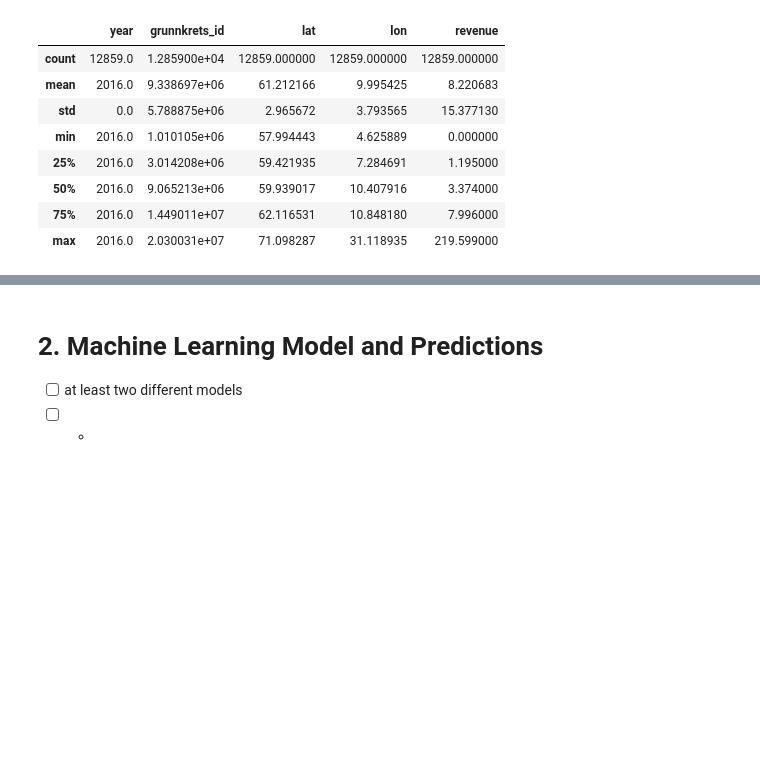
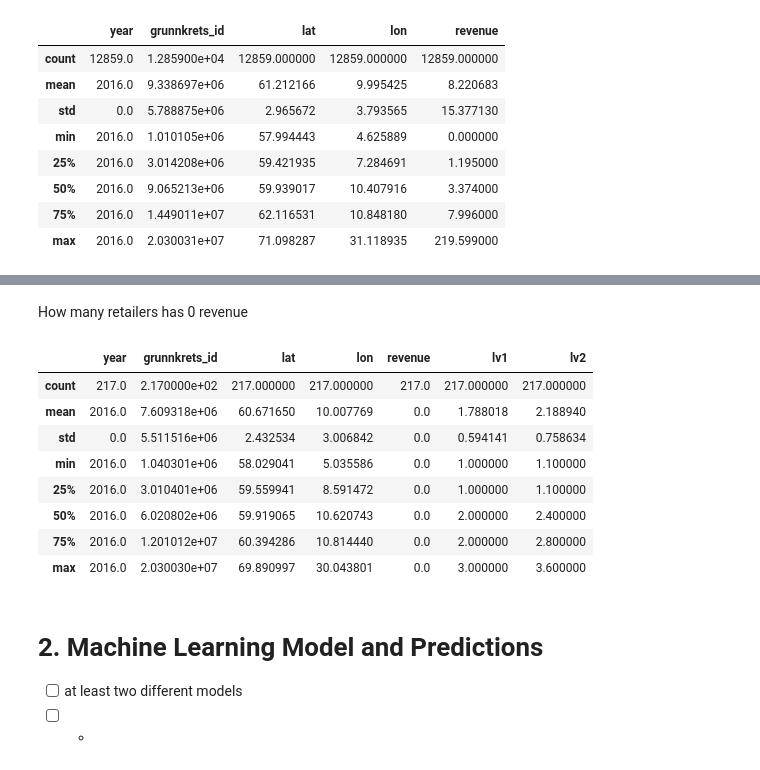
Before and after one commit to Bergis1610/MachineLearning-TDT4173-Project, a Jupyter notebook: LouisLangNB.ipynb, the cells around one changed output, grey strips where cells are left out. Saved outputs shown, nothing was run; the diff lists cells and outputs as text; code cells hidden in the pictures; blank space fills up the shorter version.

```diff
--- a/LouisLangNB.ipynb
+++ b/LouisLangNB.ipynb
@@ -83,3 +111,17 @@ stores_train.describe()
+# %% [markdown]
+How many retailers has 0 revenue
+# %%
+stores_with_hierarchy[stores_with_hierarchy["revenue"]==0.0].describe()
+# %% [output]
+|  | year | grunnkrets_id | lat | lon | revenue | lv1 | lv2 |
+| count | 217.0 | 2.170000e+02 | 217.000000 | 217.000000 | 217.0 | 217.000000 | 217.000000 |
+| mean | 2016.0 | 7.609318e+06 | 60.671650 | 10.007769 | 0.0 | 1.788018 | 2.188940 |
+| std | 0.0 | 5.511516e+06 | 2.432534 | 3.006842 | 0.0 | 0.594141 | 0.758634 |
+| min | 2016.0 | 1.040301e+06 | 58.029041 | 5.035586 | 0.0 | 1.000000 | 1.100000 |
+| 25% | 2016.0 | 3.010401e+06 | 59.559941 | 8.591472 | 0.0 | 1.000000 | 1.100000 |
+| 50% | 2016.0 | 6.020802e+06 | 59.919065 | 10.620743 | 0.0 | 2.000000 | 2.400000 |
+| 75% | 2016.0 | 1.201012e+07 | 60.394286 | 10.814440 | 0.0 | 2.000000 | 2.800000 |
+| max | 2016.0 | 2.030030e+07 | 69.890997 | 30.043801 | 0.0 | 3.000000 | 3.600000 |
 # %% [markdown]
 # 2. Machine Learning Model and Predictions
 - [ ] at least two different models
```
Also changed, not shown: parts of 9 cells of this notebook, 1 other file.
